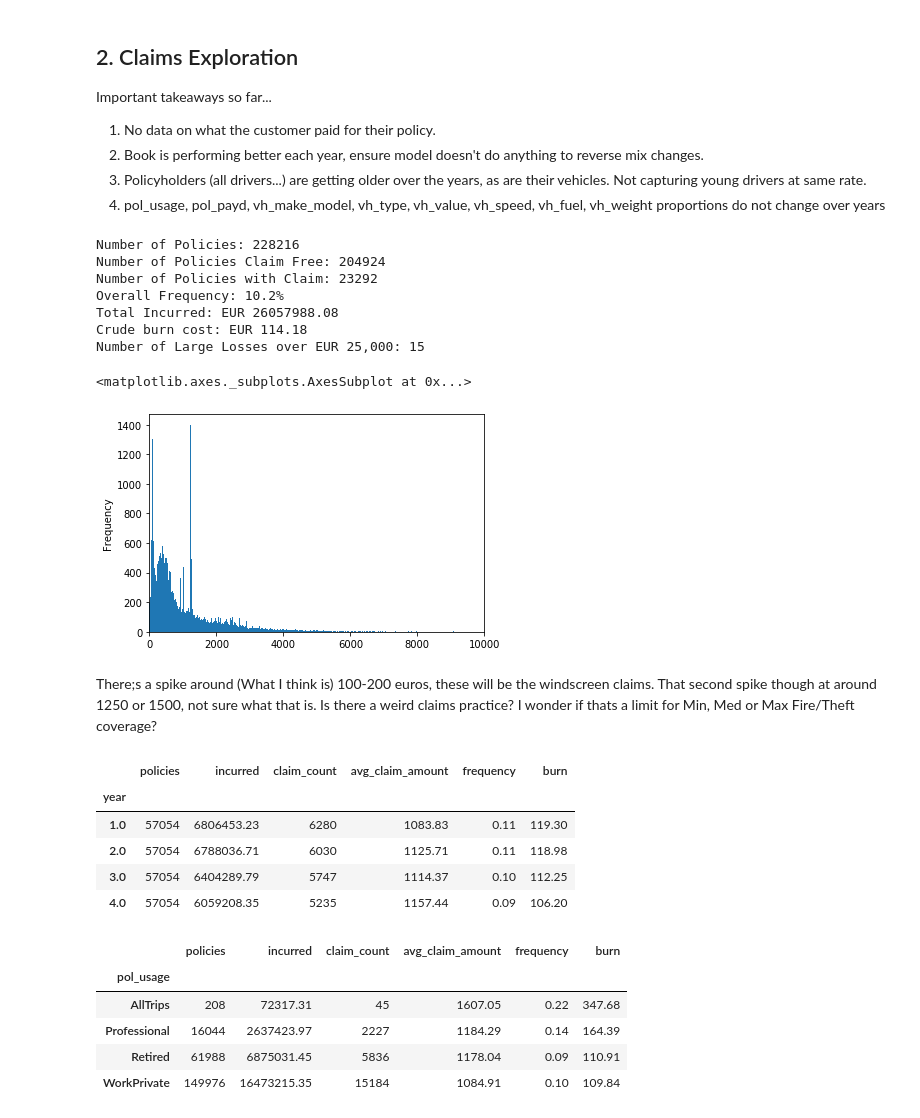
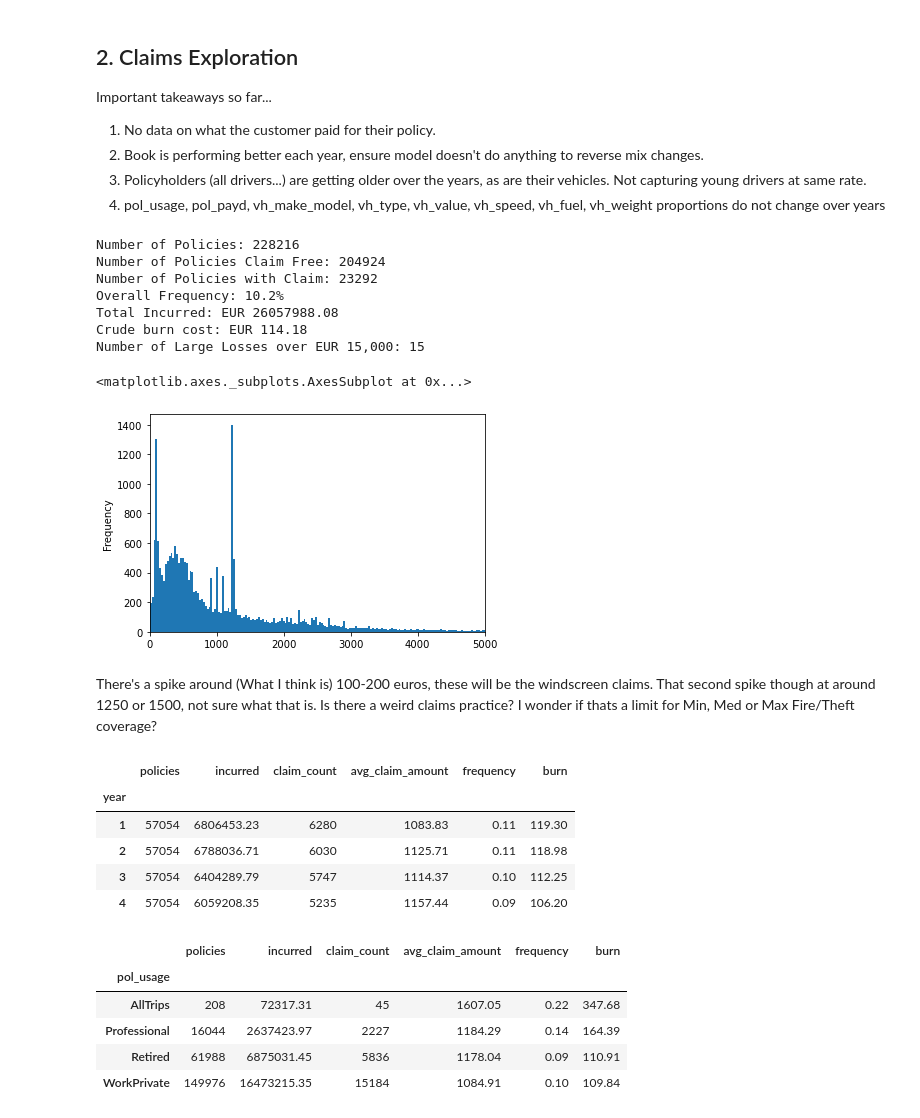
Before and after one commit to jpennell12/insurancepricing, a Jupyter notebook: python/exploration.ipynb, the cells around one changed output. Cells and saved outputs as stored; diff of their text form; code cells hidden in the pictures.

```diff
--- a/python/exploration.ipynb
+++ b/python/exploration.ipynb
@@ -124,7 +127,10 @@ def get_everything(data, by):
 # %% [markdown]
 ## 1. Loading and Preprocessing of Data
 # %%
-raw = pd.read_csv("W:/Shared With Me/Gibraltar/OTHER/AI Crowd Competition/Data/training.csv")
+try:
+    raw = pd.read_csv("W:/Shared With Me/Gibraltar/OTHER/AI Crowd Competition/Data/training.csv")
+except:
+    raw = pd.read_csv("C:/Users/Dev Work/Documents/aicrowd/insurancepricing/python/training.csv")
 # %%
 data = raw.copy()
 data['estimated_ncd'] = [1 for x in data['pol_no_claims_discount']]
@@ -155,24 +161,23 @@ Number of Policies with Claim: 23292
 Overall Frequency: 10.2%
 Total Incurred: EUR 26057988.08
 Crude burn cost: EUR 114.18
-Number of Large Losses over EUR 25,000: 15
+Number of Large Losses over EUR 15,000: 15
 # %%
 claim_data = data[data['claim_amount'] != 0]
-claim_data['claim_amount'].plot(kind='hist', bins=5000, xlim=(0,10000))
+claim_data['claim_amount'].plot(kind='hist', bins=5000, xlim=(0,5000))
 # %% [output]
 <matplotlib.axes._subplots.AxesSubplot at 0x...>
-[figure, old version]
+[figure, new version]
 # %% [markdown]
-There;s a spike around (What I think is) 100-200 euros, these will be the windscreen claims.
+There's a spike around (What I think is) 100-200 euros, these will be the windscreen claims.
 That second spike though at around 1250 or 1500, not sure what that is. Is there a weird claims practice? I wonder if thats a limit for Min, Med or Max Fire/Theft coverage?
 # %%
-data_yearly = get_claims_performance(data, 'year')
-data_yearly
+get_claims_performance(data, 'year')
 # %% [output]
 |  | policies | incurred | claim_count | avg_claim_amount | frequency | burn |
 | year |  |  |  |  |  |  |
-| 1.0 | 57054 | 6806453.23 | 6280 | 1083.83 | 0.11 | 119.30 |
-| 2.0 | 57054 | 6788036.71 | 6030 | 1125.71 | 0.11 | 118.98 |
-| 3.0 | 57054 | 6404289.79 | 5747 | 1114.37 | 0.10 | 112.25 |
-| 4.0 | 57054 | 6059208.35 | 5235 | 1157.44 | 0.09 | 106.20 |
+| 1 | 57054 | 6806453.23 | 6280 | 1083.83 | 0.11 | 119.30 |
+| 2 | 57054 | 6788036.71 | 6030 | 1125.71 | 0.11 | 118.98 |
+| 3 | 57054 | 6404289.79 | 5747 | 1114.37 | 0.10 | 112.25 |
+| 4 | 57054 | 6059208.35 | 5235 | 1157.44 | 0.09 | 106.20 |
 # %%
```
Also changed, not shown: parts of 7 cells of this notebook.
